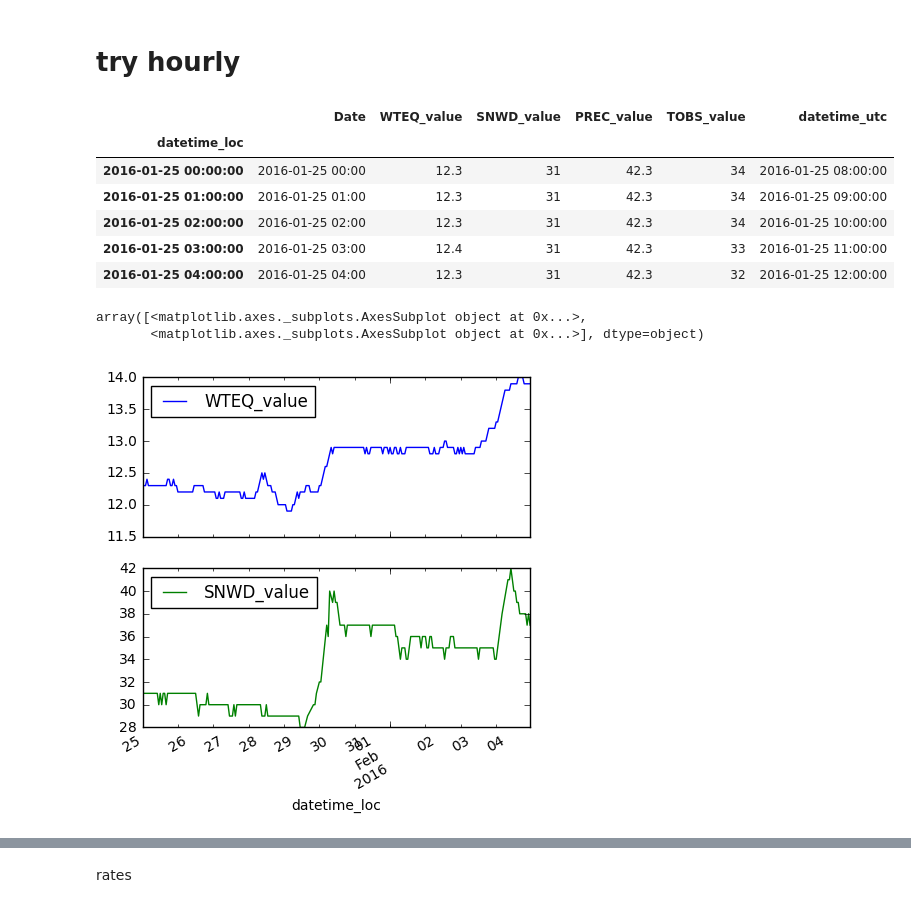
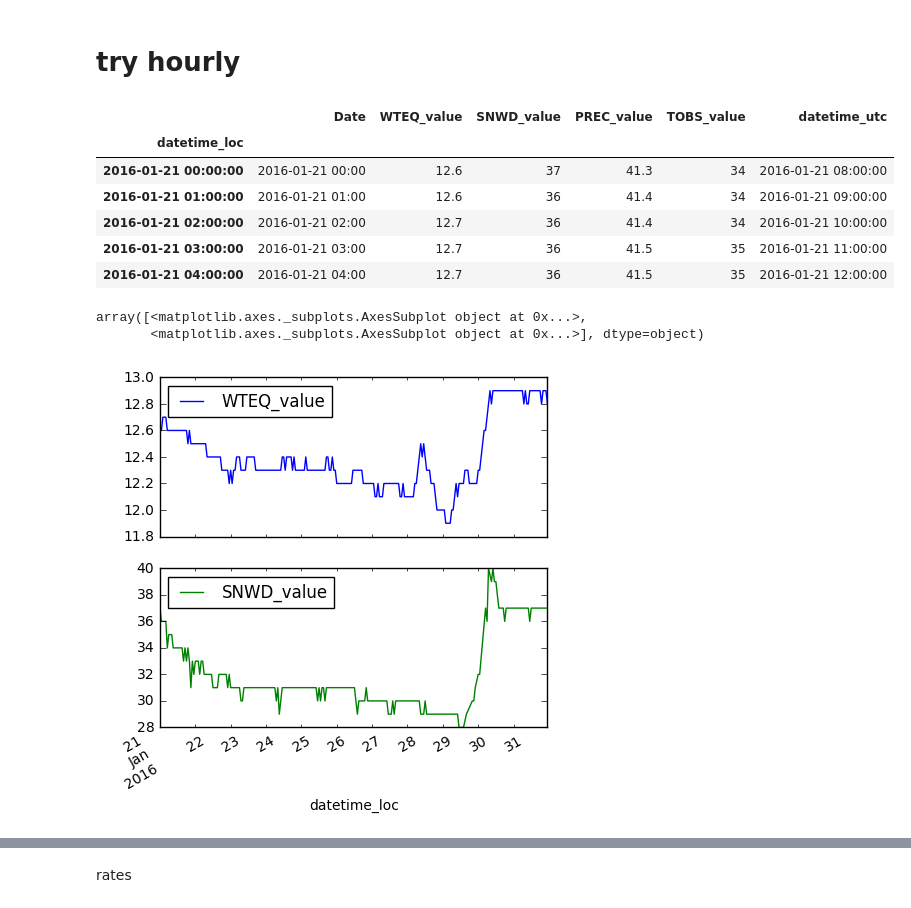
Before and after one commit to baldwint/snotelier, a Jupyter notebook: usda.ipynb, the cells around one changed output, grey strips where cells are left out. Saved outputs shown, nothing was run; the diff lists cells and outputs as text; code cells hidden in the pictures.

```diff
--- a/usda.ipynb
+++ b/usda.ipynb
@@ -1442,21 +1442,21 @@ Again, substandial variation in sets. Accuracy is improving though.
 # %% [markdown]
 # try hourly
 # %%
-tdy = pd.to_datetime('2016-02-04')
+tdy = pd.to_datetime('2016-01-31')
 df_recent = get_usda_hourly(733, tdy - pd.Timedelta('10 days'), tdy, 'OR')
 df_recent.head()
 # %% [output]
 |  | Date | WTEQ_value | SNWD_value | PREC_value | TOBS_value | datetime_utc |
 | datetime_loc |  |  |  |  |  |  |
-| 2016-01-25 00:00:00 | 2016-01-25 00:00 | 12.3 | 31 | 42.3 | 34 | 2016-01-25 08:00:00 |
-| 2016-01-25 01:00:00 | 2016-01-25 01:00 | 12.3 | 31 | 42.3 | 34 | 2016-01-25 09:00:00 |
-| 2016-01-25 02:00:00 | 2016-01-25 02:00 | 12.3 | 31 | 42.3 | 34 | 2016-01-25 10:00:00 |
-| 2016-01-25 03:00:00 | 2016-01-25 03:00 | 12.4 | 31 | 42.3 | 33 | 2016-01-25 11:00:00 |
-| 2016-01-25 04:00:00 | 2016-01-25 04:00 | 12.3 | 31 | 42.3 | 32 | 2016-01-25 12:00:00 |
+| 2016-01-21 00:00:00 | 2016-01-21 00:00 | 12.6 | 37 | 41.3 | 34 | 2016-01-21 08:00:00 |
+| 2016-01-21 01:00:00 | 2016-01-21 01:00 | 12.6 | 36 | 41.4 | 34 | 2016-01-21 09:00:00 |
+| 2016-01-21 02:00:00 | 2016-01-21 02:00 | 12.7 | 36 | 41.4 | 34 | 2016-01-21 10:00:00 |
+| 2016-01-21 03:00:00 | 2016-01-21 03:00 | 12.7 | 36 | 41.5 | 35 | 2016-01-21 11:00:00 |
+| 2016-01-21 04:00:00 | 2016-01-21 04:00 | 12.7 | 36 | 41.5 | 35 | 2016-01-21 12:00:00 |
 # %%
 dfi = df_recent.resample('1H').interpolate()
 dfi[['WTEQ_value', 'SNWD_value']].plot(subplots=True)
 # %% [output]
 array([<matplotlib.axes._subplots.AxesSubplot object at 0x...>,
        <matplotlib.axes._subplots.AxesSubplot object at 0x...>], dtype=object)
-[figure, old version]
+[figure, new version]
```
Also changed, not shown: parts of 8 cells of this notebook.
